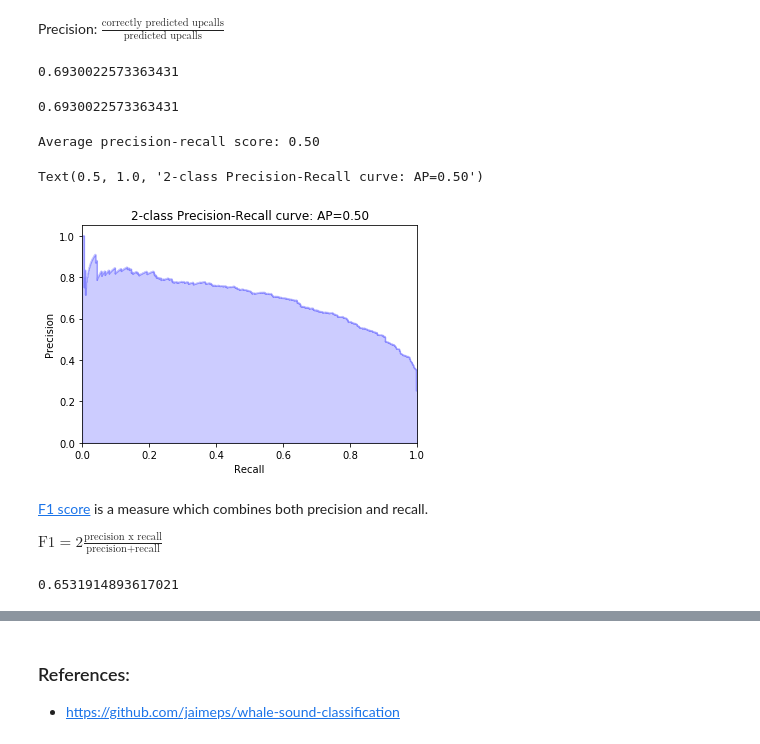
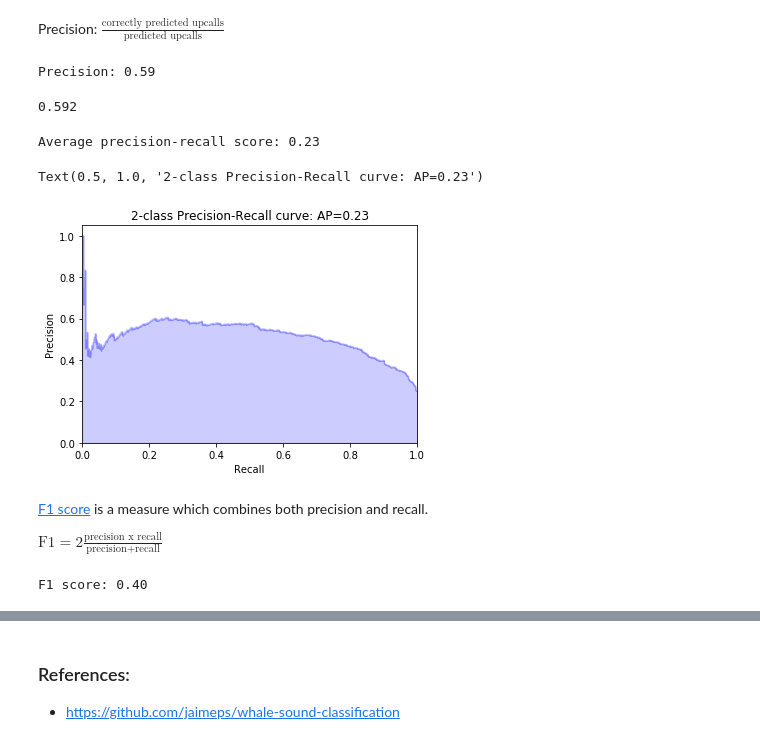
Before and after one commit to oceanhackweek/ohw19-tutorial-machine-learning, a Jupyter notebook: 2-classification.ipynb, the cells around one changed output, grey strips where cells are left out. Saved outputs shown, nothing was run; the diff lists cells and outputs as text; code cells hidden in the pictures.

```diff
--- a/2-classification.ipynb
+++ b/2-classification.ipynb
@@ -80,0 +63,6 @@ RandomForestClassifier(bootstrap=True, class_weight=None, criterion='gini',
+# %%
+%%time
+# Fitting a Logistic Regression
+from sklearn.linear_model import LogisticRegression
+clf = LogisticRegression()
+clf.fit(X_train, y_train)
@@ -108,7 +104,6 @@ Note: the Random Forest Classifier is a probalistic algorithm and in fact can ou
 # %%
 # predicting class
-y_pred = clf.predict(X_test)
+y_pred = clf.predict(X_val)
 
 # predicting score for each class
-y_score = clf.predict_proba(X_test)[:,1]
-print(y_score)
+y_score = clf.predict_proba(X_val)[:,1]
@@ -117,2 +109,0 @@ print(y_score)
-# %%
-y_pred = y_score>0.40
@@ -223,53 +211,53 @@ Precision: $\frac{\textrm{correctly predicted upcalls}}{\textrm{predicted upcall
 # %%
 # calculate precision with formula
 predicted_upcalls = (y_pred==1)
+correctly_predicted_upcalls = y_val[predicted_upcalls]
 
-precision = sum(y_test[predicted_upcalls])/sum(predicted_upcalls)
-print(precision)
+precision = sum(correctly_predicted_upcalls)/sum(predicted_upcalls)
+print('Precision: {0:0.2f}'.format(precision))
 # %% [output]
-0.6930022573363431
+Precision: 0.59
 # %%
 # calculate precision with scikit-learn function
 from sklearn.metrics import precision_score
 
-precision_score(y_test, y_pred)
+precision_score(y_val, y_pred)
 # %% [output]
-0.6930022573363431
+0.592
 # %%
 from sklearn.metrics import average_precision_score
-average_precision = average_precision_score(y_pred, y_test)
+average_precision = average_precision_score(y_pred, y_val)
 
 print('Average precision-recall score: {0:0.2f}'.format(
       average_precision))
 # %% [output]
-Average precision-recall score: 0.50
+Average precision-recall score: 0.23
 # %%
 from sklearn.metrics import precision_recall_curve
 import matplotlib.pyplot as plt
 
-precision, recall, _ = precision_recall_curve(y_test, y_score)
-
+precision, recall, _ = precision_recall_curve(y_val, y_score)
 plt.step(recall, precision, color='b', alpha=0.2,
          where='post')
 plt.fill_between(recall, precision, step='post', alpha=0.2,
                  color='b')
 
 plt.xlabel('Recall')
 plt.ylabel('Precision')
 plt.ylim([0.0, 1.05])
 plt.xlim([0.0, 1.0])
 plt.title('2-class Precision-Recall curve: AP={0:0.2f}'.format(
           average_precision))
 # %% [output]
-Text(0.5, 1.0, '2-class Precision-Recall curve: AP=0.50')
+Text(0.5, 1.0, '2-class Precision-Recall curve: AP=0.23')
-[figure, old version]
+[figure, new version]
 # %% [markdown]
 [F1 score](https://en.wikipedia.org/wiki/F1_score) is a measure which combines both precision and recall.
 
 $\textrm{F1} = 2 \frac{\textrm{precision x recall}}{\text{precision+recall}}$
 # %%
 from sklearn.metrics import f1_score
-f1_score(y_test, y_pred)
+print('F1 score: {0:0.2f}'.format(f1_score(y_val, y_pred)))
 # %% [output]
-0.6531914893617021
+F1 score: 0.40
 # %% [markdown]
```
Also changed, not shown: parts of 27 cells of this notebook.
